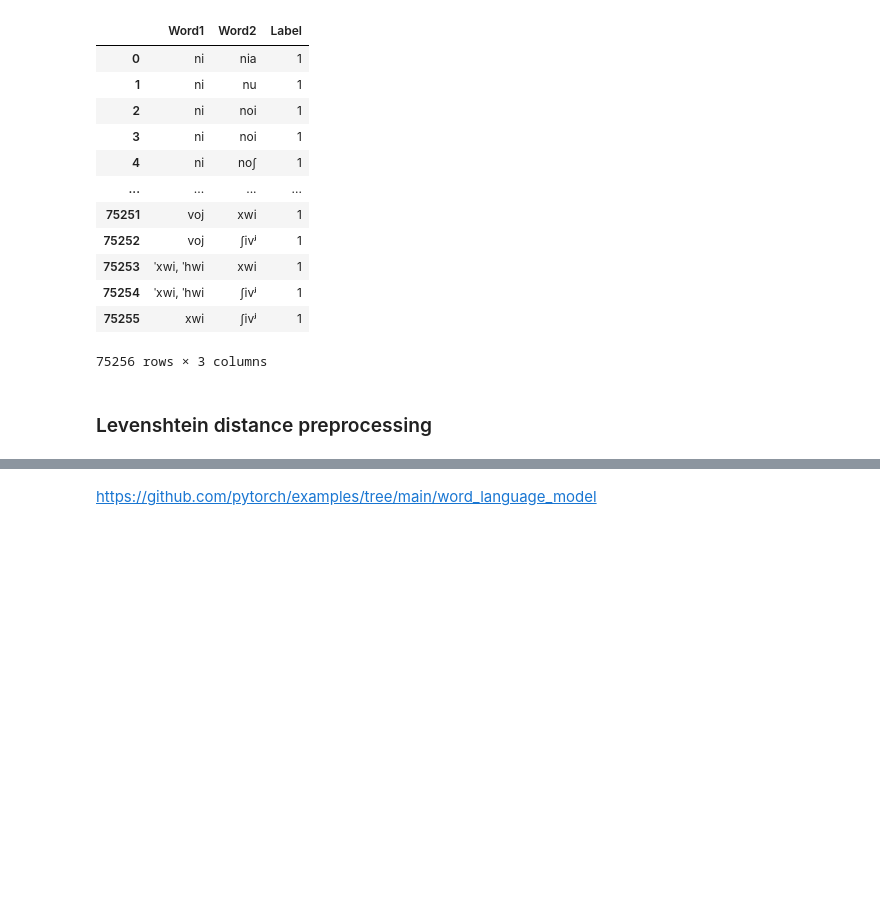
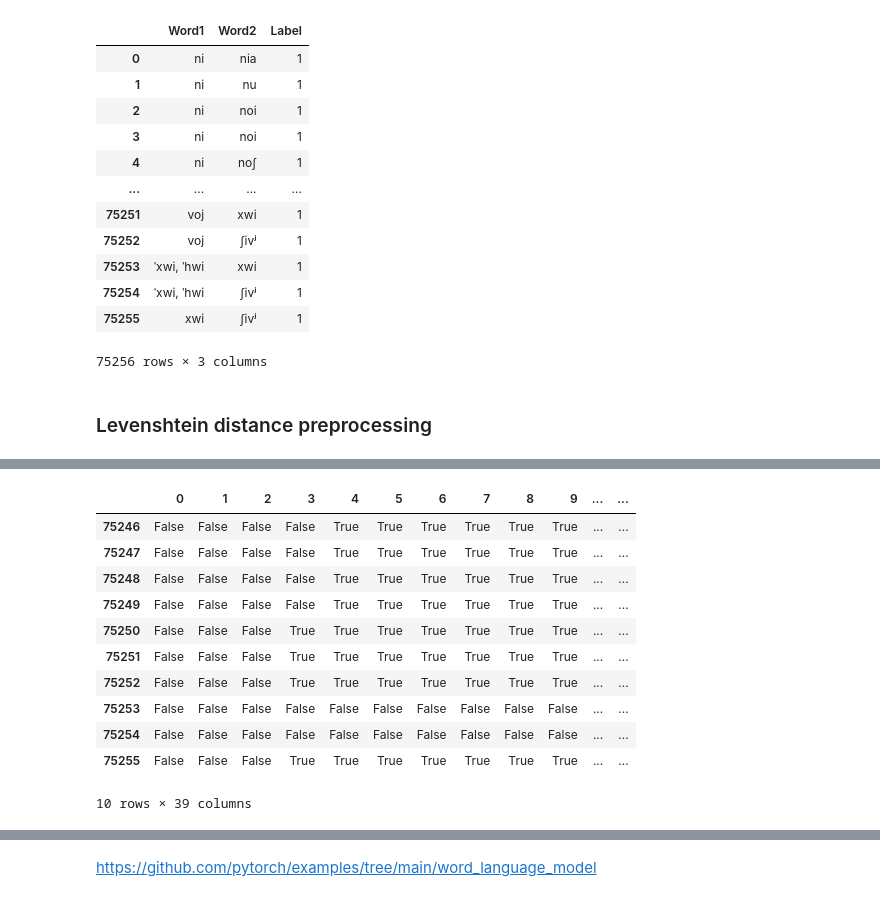
Before and after one commit to LeifMessinger/Cognates, a Jupyter notebook: SCognateClassifier.ipynb, the cells around one changed output, grey strips where cells are left out. Saved outputs shown, nothing was run; the diff lists cells and outputs as text; code cells hidden in the pictures; blank space fills up the shorter version.

```diff
--- a/SCognateClassifier.ipynb
+++ b/SCognateClassifier.ipynb
@@ -174,7 +174,7 @@ all_pairs = [row[:2] for row in pairs]
 all_labels = [row[2] for row in pairs]
 #all_labels = [row[2:] for row in pairs]
 
-embedding_dim = 16
+embedding_dim = 64
 
 def embedding_maker(embedding_dim=6):
 	all_characters_in_pairs = set()
@@ -234,3 +231,18 @@ def preprocess(all_pairs, ipa_embedder, device):
 ldistance_operations, ldistance_masks, max_length = preprocess(all_pairs, ipa_embedder, device=device)
 
 pairs = (ldistance_operations, ldistance_masks, torch.tensor(all_labels, device=device, dtype=torch.float))
+# %%
+pd.DataFrame(data=pairs[1][:,0,:].cpu()).tail(10)
+# %% [output]
+|  | 0 | 1 | 2 | 3 | 4 | 5 | 6 | 7 | 8 | 9 | ... | ... |
+| 75246 | False | False | False | False | True | True | True | True | True | True | ... | ... |
+| 75247 | False | False | False | False | True | True | True | True | True | True | ... | ... |
+| 75248 | False | False | False | False | True | True | True | True | True | True | ... | ... |
+| 75249 | False | False | False | False | True | True | True | True | True | True | ... | ... |
+| 75250 | False | False | False | True | True | True | True | True | True | True | ... | ... |
+| 75251 | False | False | False | True | True | True | True | True | True | True | ... | ... |
+| 75252 | False | False | False | True | True | True | True | True | True | True | ... | ... |
+| 75253 | False | False | False | False | False | False | False | False | False | False | ... | ... |
+| 75254 | False | False | False | False | False | False | False | False | False | False | ... | ... |
+| 75255 | False | False | False | True | True | True | True | True | True | True | ... | ... |
+10 rows × 39 columns
```
Also changed, not shown: parts of 8 cells of this notebook.
